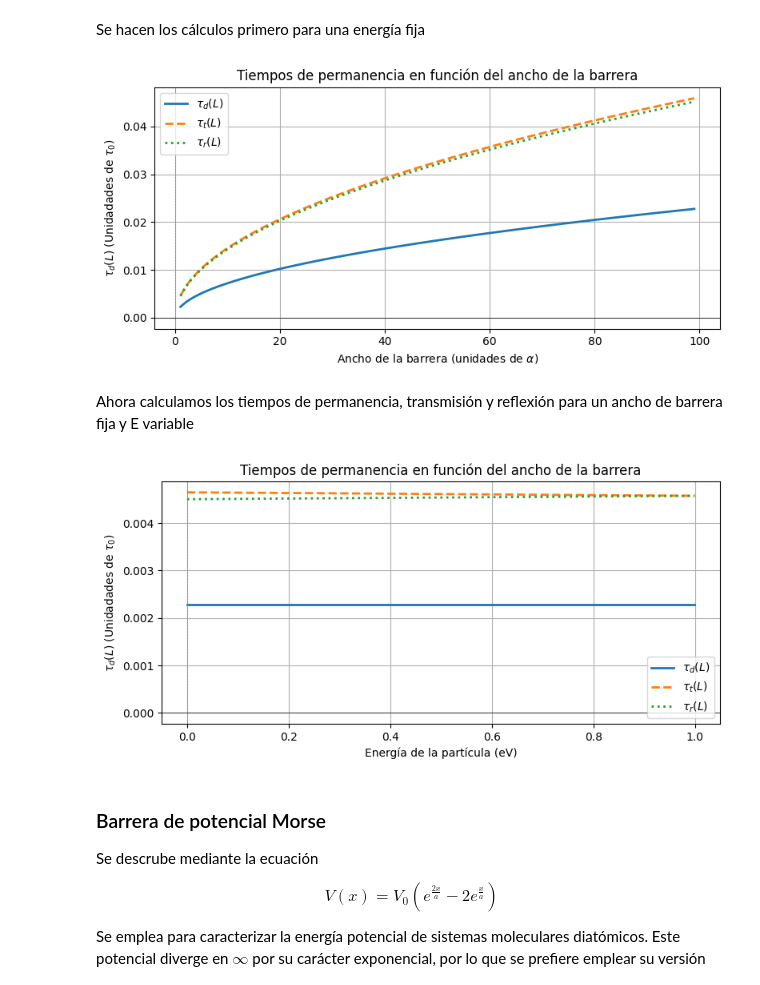
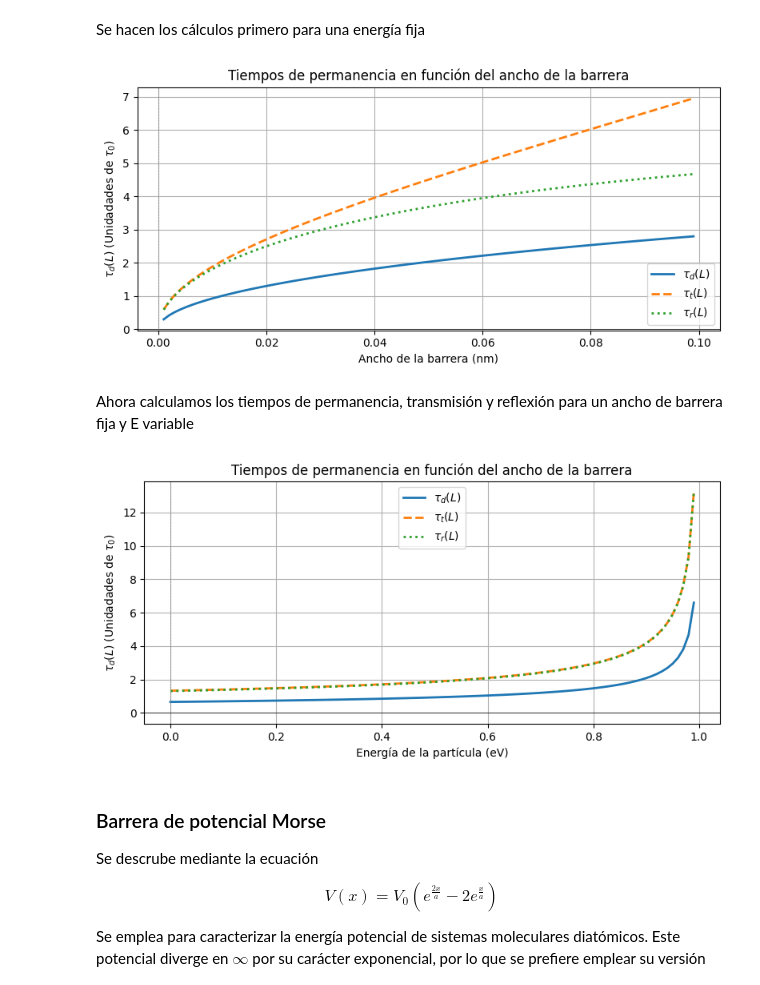
Before and after one commit to CR0NX73/Quantum-Tunnelling-Times, a Jupyter notebook: potenciales.ipynb, the cells around one changed output. Cells and saved outputs as stored; diff of their text form; code cells hidden in the pictures.

```diff
--- a/potenciales.ipynb
+++ b/potenciales.ipynb
@@ -296,12 +323,14 @@ tau_0 = np.float64(tau_0)
+# %%
+tau_0 = hbar / (2*V0) #Tiempo característico para determinar las unidades de tiempos de tunelaje
 # %%
 #Se grafican los resultados en función del ancho de la barrera
 plt.figure(figsize=(8, 4))
-plt.plot(alpha_values, tau_d/tau_0, linestyle = '-', label = r"$\tau_d(L)$", lw=2) # Gráfica de tau_d
-plt.plot(alpha_values, tau_t/tau_0, linestyle = '--',label = r"$\tau_t(L)$", lw=2) # Gráfica de tau_t
-plt.plot(alpha_values, tau_r/tau_0, linestyle = ':',label = r"$\tau_r(L)$", lw=2) # Gráfica de tau_r
+plt.plot(width, tau_d/tau_0, linestyle = '-', label = r"$\tau_d(L)$", lw=2) # Gráfica de tau_d
+plt.plot(width, tau_t/tau_0, linestyle = '--',label = r"$\tau_t(L)$", lw=2) # Gráfica de tau_t
+plt.plot(width , tau_r/tau_0, linestyle = ':',label = r"$\tau_r(L)$", lw=2) # Gráfica de tau_r
 
 plt.title('Tiempos de permanencia en función del ancho de la barrera')
-plt.xlabel(r'Ancho de la barrera (unidades de $\alpha$)')
+plt.xlabel(r'Ancho de la barrera (nm)')
 plt.ylabel(r'$\tau_d(L)$ (Unidadades de $\tau_0$)')
 plt.legend()
 plt.grid(True)
@@ -310,6 +339,6 @@ plt.axvline(0, color='gray', linestyle='--', lw=0.5)
 plt.tight_layout()
 plt.show()
 # %% [output]
-[figure, old version]
+[figure, new version]
 # %% [markdown]
 Ahora calculamos los tiempos de permanencia, transmisión y reflexión para un ancho de barrera fija y E variable
@@ -332,28 +345,46 @@ integral_ = lambda E_: sp.integrate(product.subs(alpha, a_), (x, inferior_limit_
+# %%
+a_ = 1000 #Valor de alpha fijo
+
+#Se define kappa en función de la energía
+kappa_E = lambda E: np.sqrt(2*m*(V0 - E))/hbar
+
+
+#Se definen los límites de integración de la función de onda en función de la energía
+Limit_E = lambda E_: kappa_E(E) / a_
+
+
+#Se define la lista de valores de E hasta V0
+E_values = np.arange(0, V0, 0.01)
+
+#Se dejan los coeficientes de transmisión y de reflexión en función de la energía de la partícula E
+T_c = lambda E: 1 / (1 + np.exp(np.pi * kappa_E(E) / a_))
+R_c = lambda E: 1 - T_c(E)
+
+#Se calcula la integral de la función de onda para una energía E variable menor a V0
+integrals = [sp.integrate(product.subs(alpha, a_), (x, -Limit_E(E_), Limit_E(E_))) for E_ in E_values]
 # %%
-
-E_values = np.arange(0, V0, 0.001)
-
-tau_d = [m/(hbar*k_(E_))*integral_(E_) for E_ in E_values]
-tau_t = [m/(hbar*k_(E_))*integral_(E_) / T_c(E_) for E_ in E_values]
-tau_r = [m/(hbar*k_(E_))*integral_(E_) / R_c(E_) for E_ in E_values]
+#Se calculan los tiempos de tunelamiento
+tau_d_E = np.array([m/(hbar*kappa_E(E_))*integrals[index] for index, E_ in enumerate(E_values)])
+tau_t = np.array([m/(hbar*kappa_E(E_))*integrals[index] / T_c(E_) for index, E_ in enumerate(E_values)])
+tau_r = np.array([m/(hbar*kappa_E(E_))*integrals[index] / R_c(E_) for index, E_ in enumerate(E_values)])
 # %%
 #Se grafican los resultados en función del ancho de la barrera
 plt.figure(figsize=(8, 4))
-plt.plot(E_values, tau_d/tau_0, linestyle = '-', label = r"$\tau_d(L)$", lw=2) # Gráfica de tau_d
+plt.plot(E_values, tau_d_E/tau_0, linestyle = '-', label = r"$\tau_d(L)$", lw=2) # Gráfica de tau_d
 plt.plot(E_values, tau_t/tau_0, linestyle = '--',label = r"$\tau_t(L)$", lw=2) # Gráfica de tau_t
 plt.plot(E_values, tau_r/tau_0, linestyle = ':',label = r"$\tau_r(L)$", lw=2) # Gráfica de tau_r
 
 plt.title('Tiempos de permanencia en función del ancho de la barrera')
 plt.xlabel(r'Energía de la partícula (eV)')
 plt.ylabel(r'$\tau_d(L)$ (Unidadades de $\tau_0$)')
 plt.legend()
 plt.grid(True)
 plt.axhline(0, color='black', lw=0.5)
 plt.axvline(0, color='gray', linestyle='--', lw=0.5)
 plt.tight_layout()
 plt.show()
 # %% [output]
-[figure, old version]
+[figure, new version]
 # %% [markdown]
 <h3>Barrera de potencial Morse </h3>
 
```
Also changed, not shown: parts of 8 cells of this notebook.
